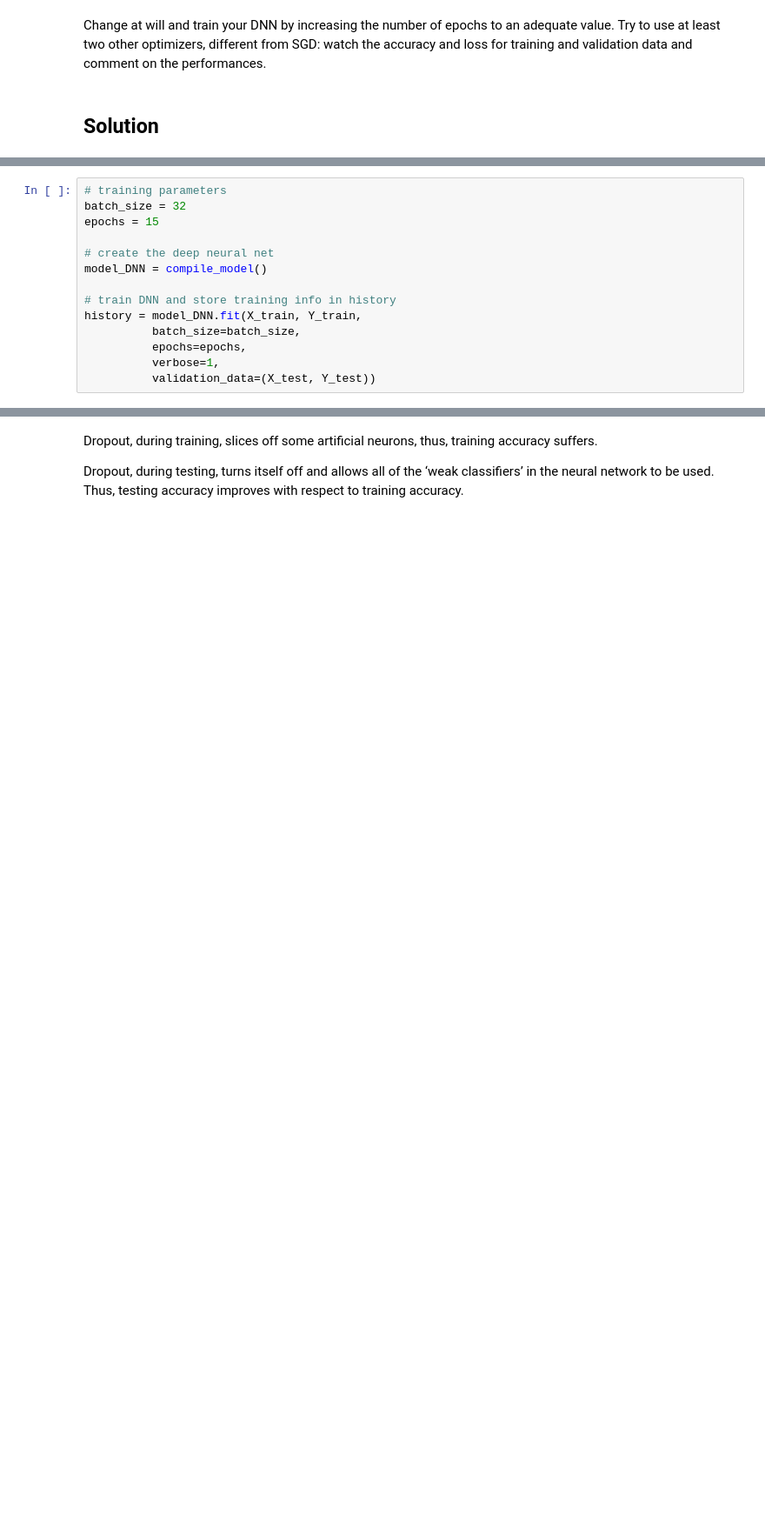
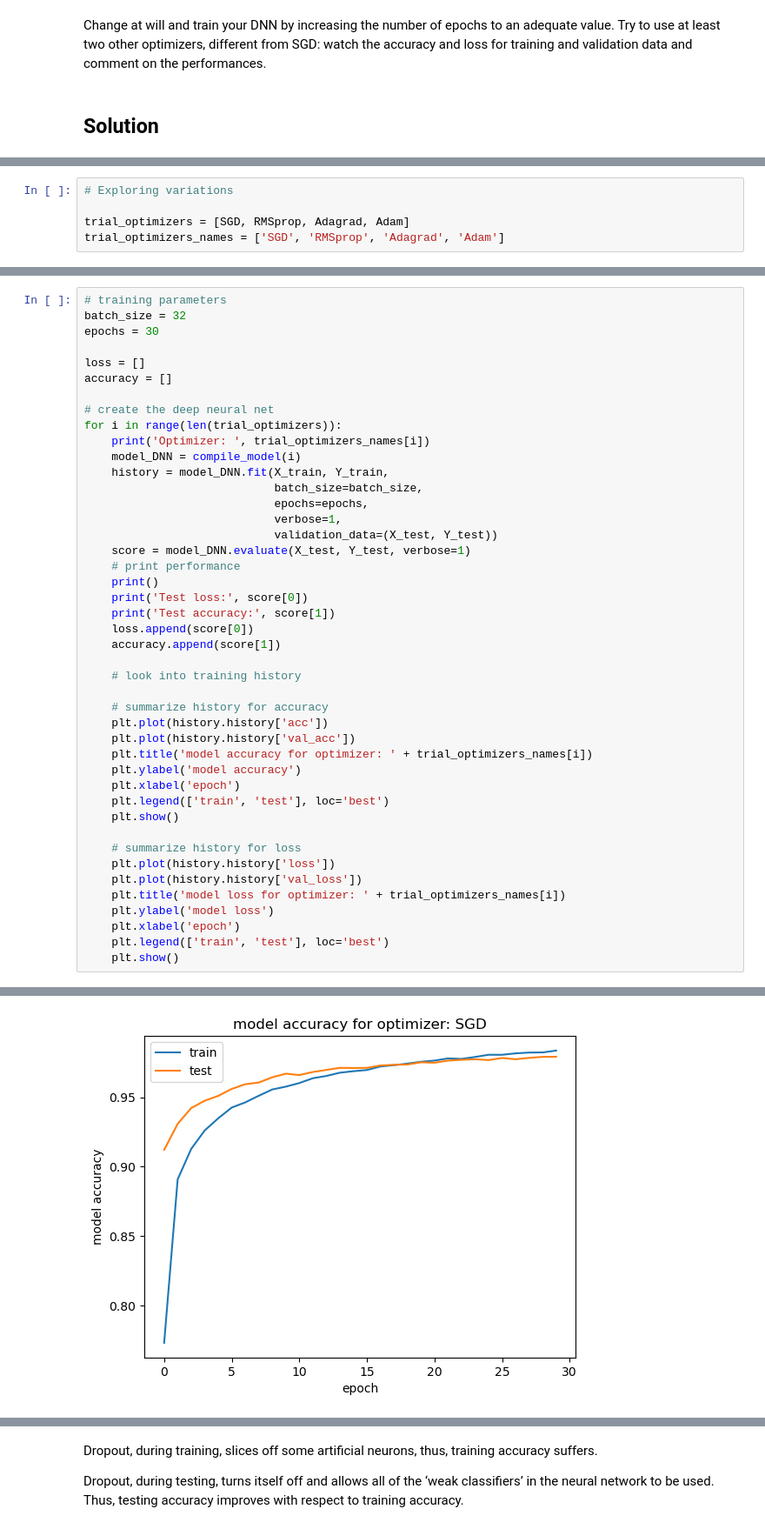
Before and after one commit to tommasoperitoree/Numerical_Simulation_Laboratory, a Jupyter notebook: LSN_12/LSN_12.1.ipynb, the cells around one changed output, grey strips where cells are left out. Shown at 87% size. Cells and saved outputs as stored; diff of their text form; blank space fills up the shorter version.

```diff
--- a/LSN_12/LSN_12.1.ipynb
+++ b/LSN_12/LSN_12.1.ipynb
@@ -26,0 +36,5 @@ Change at will and train your DNN by increasing the number of epochs to an adequ
+# %%
+# Exploring variations
+
+trial_optimizers = [SGD, RMSprop, Adagrad, Adam]
+trial_optimizers_names = ['SGD', 'RMSprop', 'Adagrad', 'Adam']
@@ -92,17 +111,3 @@ def compile_model():
 print('Model compiled successfully and ready to be trained.')
 # %% [output]
 Model compiled successfully and ready to be trained.
-# %%
-# training parameters
-batch_size = 32
-epochs = 15
-
-# create the deep neural net
-model_DNN = compile_model()
-
-# train DNN and store training info in history
-history = model_DNN.fit(X_train, Y_train,
-          batch_size=batch_size,
-          epochs=epochs,
-          verbose=1,
-          validation_data=(X_test, Y_test))
@@ -126,0 +114,45 @@ Epoch 15/15
+# %%
+# training parameters
+batch_size = 32
+epochs = 30
+
+loss = []
+accuracy = []
+
+# create the deep neural net
+for i in range(len(trial_optimizers)):
+	print('Optimizer: ', trial_optimizers_names[i])
+	model_DNN = compile_model(i)
+	history = model_DNN.fit(X_train, Y_train,
+							batch_size=batch_size,
+							epochs=epochs,
+							verbose=1,
+							validation_data=(X_test, Y_test))
+	score = model_DNN.evaluate(X_test, Y_test, verbose=1)
+	# print performance
+	print()
+	print('Test loss:', score[0])
+	print('Test accuracy:', score[1])
+	loss.append(score[0])
+	accuracy.append(score[1])
+
+	# look into training history
+
+	# summarize history for accuracy
+	plt.plot(history.history['acc'])
+	plt.plot(history.history['val_acc'])
+	plt.title('model accuracy for optimizer: ' + trial_optimizers_names[i])
+	plt.ylabel('model accuracy')
+	plt.xlabel('epoch')
+	plt.legend(['train', 'test'], loc='best')
+	plt.show()
+
+	# summarize history for loss
+	plt.plot(history.history['loss'])
+	plt.plot(history.history['val_loss'])
+	plt.title('model loss for optimizer: ' + trial_optimizers_names[i])
+	plt.ylabel('model loss')
+	plt.xlabel('epoch')
+	plt.legend(['train', 'test'], loc='best')
+	plt.show()
+# %% [output]
@@ -126,0 +176 @@ Epoch 15/15
+[figure, added]
```
Also changed, not shown: parts of 12 cells of this notebook, 1 other file.
